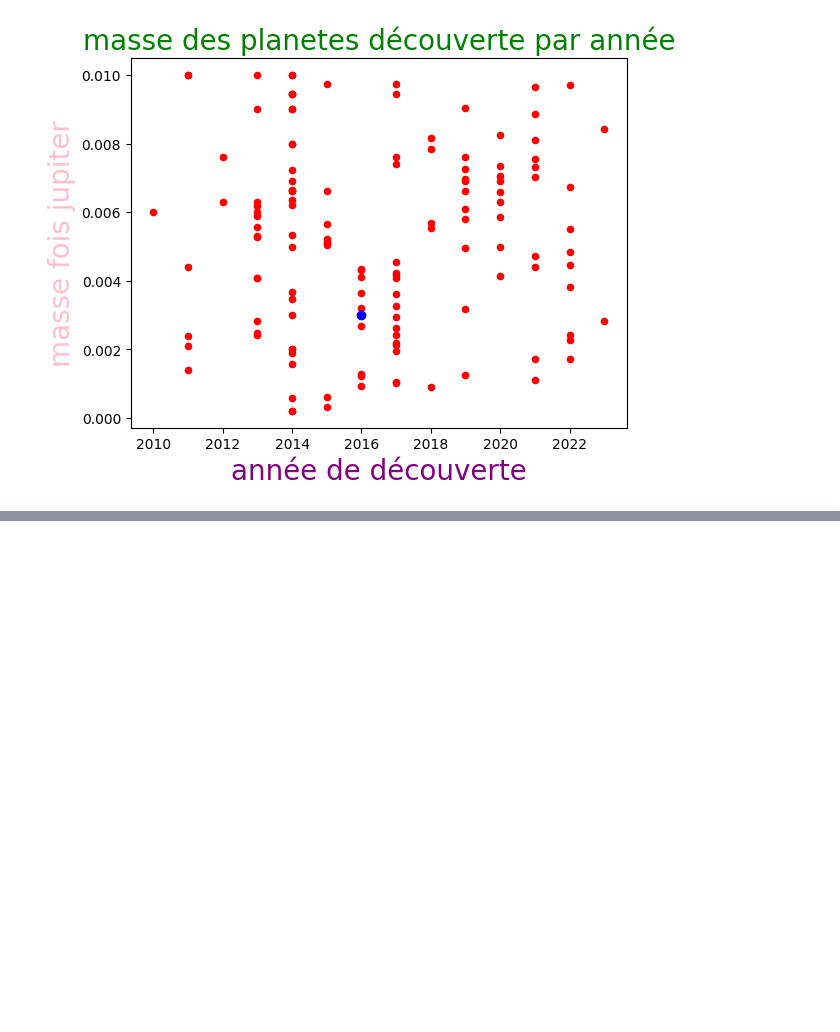
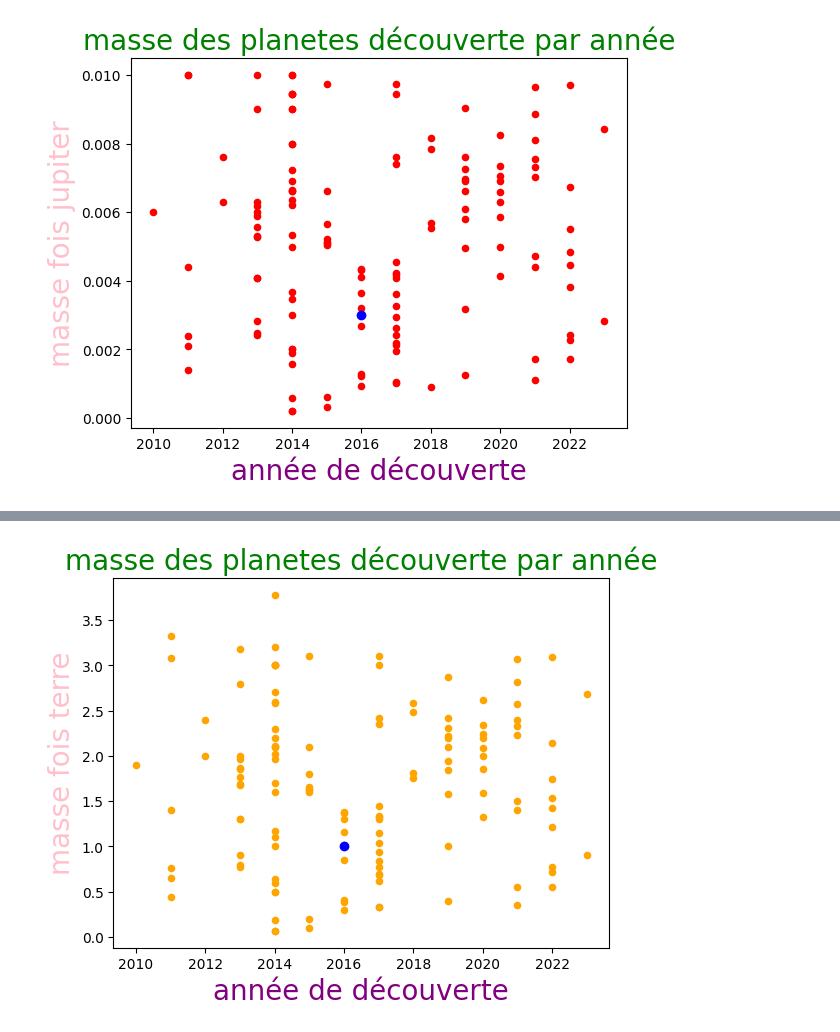
Before and after one commit to miraceti/Python_codes, a Jupyter notebook: pandas/pandas2.ipynb, the cells around one changed output, grey strips where cells are left out. Drawn from its saved outputs; the diff is of its cells as text; code cells hidden in the pictures; blank space fills up the shorter version.

```diff
--- a/pandas/pandas2.ipynb
+++ b/pandas/pandas2.ipynb
@@ -233,0 +246,11 @@ plt.show()
+# %%
+#masse (terre) des planetes découvertes par année
+df8.plot(kind='scatter', x='disc_year', y='pl_masse', color='orange')
+plt.title("masse des planetes découverte par année", color='green', fontsize=20)
+plt.xlabel("année de découverte", color='purple', fontsize=20)
+plt.ylabel("masse fois terre", color='pink', fontsize=20)
+#la terre est le point bleu
+plt.plot(2016,1, marker="o", color="blue")
+plt.show()
+# %% [output]
+[figure, added]
```
Also changed, not shown: parts of 11 cells of this notebook.
